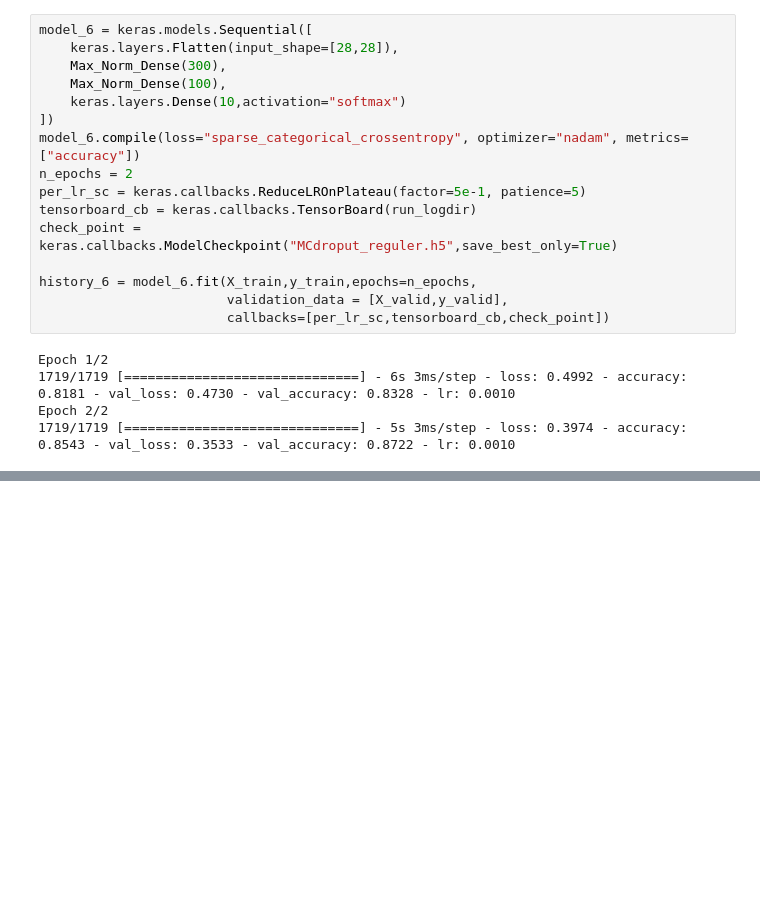
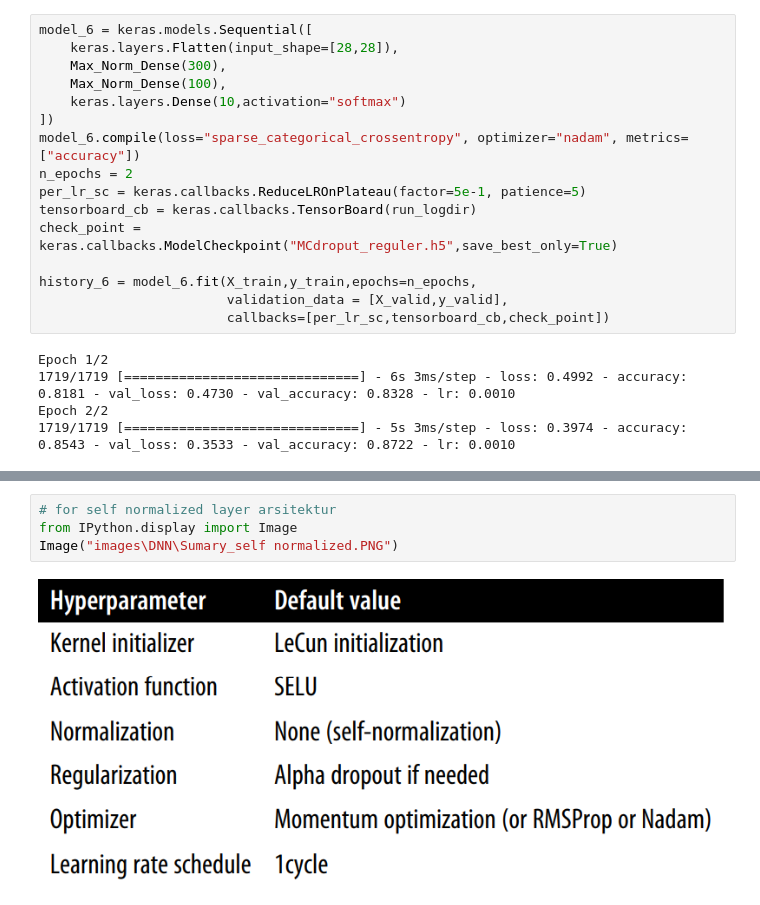
Before and after one commit to TeguhPermana666/Train_DNN, a Jupyter notebook: regulation.ipynb, the cells around one changed output, grey strips where cells are left out. Saved outputs shown, nothing was run; the diff lists cells and outputs as text; blank space fills up the shorter version.

```diff
--- a/regulation.ipynb
+++ b/regulation.ipynb
@@ -545,0 +555,6 @@ Reusing TensorBoard on port 6006 (pid 2340), started 4 days, 16:33:49 ago. (Use
+# %%
+# for self normalized layer arsitektur
+from IPython.display import Image
+Image("images\DNN\Sumary_self normalized.PNG")
+# %% [output]
+[figure, added]
```
Also changed, not shown: parts of 2 cells of this notebook.
